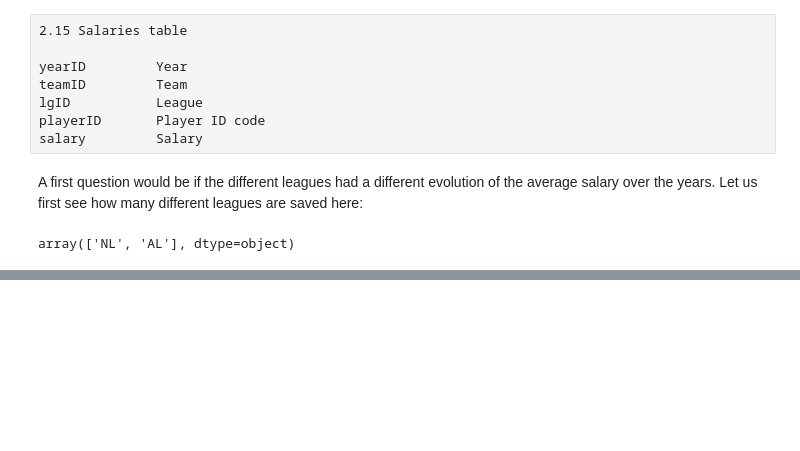
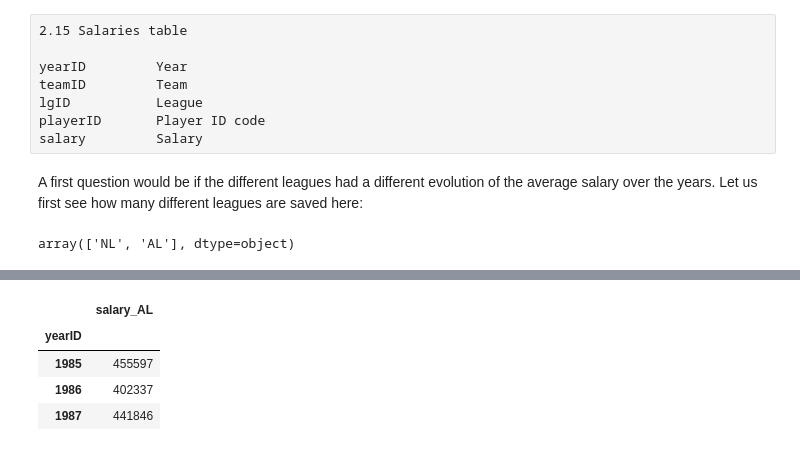
Before and after one commit to spinaotey/project-baseball, a Jupyter notebook: baseball_data_analysis.ipynb, the cells around one changed output, grey strips where cells are left out. Drawn from its saved outputs; the diff is of its cells as text; code cells hidden in the pictures; blank space fills up the shorter version.

```diff
--- a/baseball_data_analysis.ipynb
+++ b/baseball_data_analysis.ipynb
@@ -93,0 +73,9 @@ salaries_by_league
+# %%
+AL_salaries = salaries_by_league.loc['AL'].rename(columns = {'salary': 'salary_AL'})
+AL_salaries.head(3)
+# %% [output]
+|  | salary_AL |
+| yearID |  |
+| 1985 | 455597 |
+| 1986 | 402337 |
+| 1987 | 441846 |
```
Also changed, not shown: parts of 9 cells of this notebook.
